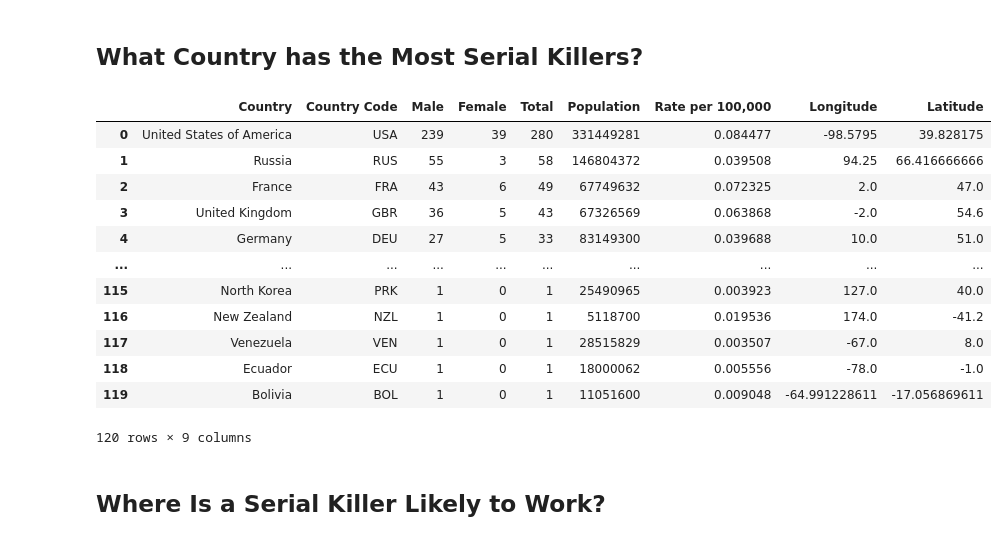
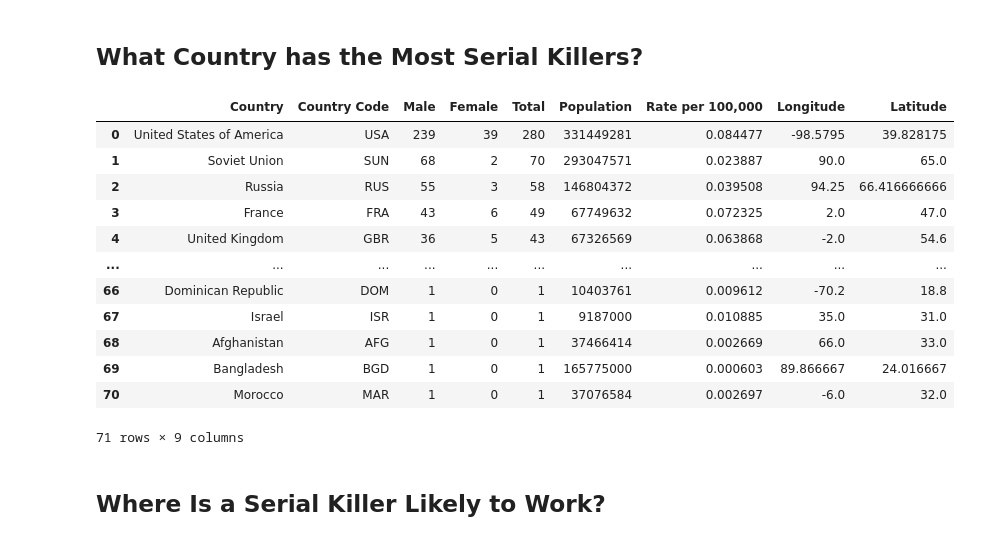
Before and after one commit to Information-Visualization-Project/Murder-History, a Jupyter notebook: Documentation.ipynb, the cells around one changed output. Drawn from its saved outputs; the diff is of its cells as text; code cells hidden in the pictures.

```diff
--- a/Documentation.ipynb
+++ b/Documentation.ipynb
@@ -183,17 +182,17 @@ df
 ---
 # %%
 query = """
-SELECT ?coordinates ?countryLabel ?countryCode (COUNT(?serial_killer) AS ?count)(SUM(IF(?gender = wd:Q6581097, 1, 0)) AS ?male_count) (SUM(IF(?gender = wd:Q6581072, 1, 0)) AS ?female_count) ?population WHERE {
+SELECT DISTINCT ?coordinates ?countryLabel ?countryCode (COUNT(?serial_killer) AS ?count)(SUM(IF(?gender = wd:Q6581097, 1, 0)) AS ?male_count) (SUM(IF(?gender = wd:Q6581072, 1, 0)) AS ?female_count) ?population WHERE {
   ?serial_killer wdt:P106 wd:Q484188 .
   ?serial_killer wdt:P31 wd:Q5 .
   ?serial_killer wdt:P27 ?country .
-  ?country wdt:P31 wd:Q3624078 .
   ?country wdt:P625 ?coordinates .
   ?country wdt:P298 ?countryCode .
   ?country rdfs:label ?countryLabel .
   OPTIONAL { ?serial_killer wdt:P21 ?gender }
   OPTIONAL { ?country wdt:P1082 ?population }
   FILTER (LANG(?countryLabel) = "en")
+  FILTER (?country != wd:Q117)
 }
 GROUP BY ?countryLabel ?countryCode ?coordinates ?population
 ORDER BY DESC(?count)
@@ -205,45 +204,45 @@ def get_dataframe_from_sparql(query):
     sparql_wd.setReturnFormat(JSON)
     results = sparql_wd.query().convert()
 
     data = []
     for result in results["results"]["bindings"]:
         data.append({
        'Coordinates': result['coordinates']['value'],
        'Country': result['countryLabel']['value'],
        'Country Code': result['countryCode']['value'],
        'Male': result['male_count']['value'],
        'Female': result['female_count']['value'],
        'Total': int(result['count']['value']),
        'Population': int(result['population']['value'])
         })
 
     df = pd.DataFrame(data)
     df['Rate per 100,000'] = (df['Total'] / df['Population']) * 100000
     df[['Longitude', 'Latitude']] = df['Coordinates'].str.extract('(\-?\d+\.\d+)\s(\-?\d+\.\d+)')
     df = df.drop(columns=['Coordinates'])
     df.columns = ['Country', 'Country Code', 'Male', 'Female', 'Total', 'Population', 'Rate per 100,000', 'Longitude', 'Latitude']
     return df
 
 df = get_dataframe_from_sparql(query)
 
 # Save the data to a CSV file
-df.to_csv("serial_killers_countries.csv")
+df.to_csv("serial_killer_countries.csv")
 
 df
 # %% [output]
 |  | Country | Country Code | Male | Female | Total | Population | Rate per 100,000 | Longitude | Latitude |
 | 0 | United States of America | USA | 239 | 39 | 280 | 331449281 | 0.084477 | -98.5795 | 39.828175 |
-| 1 | Russia | RUS | 55 | 3 | 58 | 146804372 | 0.039508 | 94.25 | 66.416666666 |
-| 2 | France | FRA | 43 | 6 | 49 | 67749632 | 0.072325 | 2.0 | 47.0 |
-| 3 | United Kingdom | GBR | 36 | 5 | 43 | 67326569 | 0.063868 | -2.0 | 54.6 |
-| 4 | Germany | DEU | 27 | 5 | 33 | 83149300 | 0.039688 | 10.0 | 51.0 |
+| 1 | Soviet Union | SUN | 68 | 2 | 70 | 293047571 | 0.023887 | 90.0 | 65.0 |
+| 2 | Russia | RUS | 55 | 3 | 58 | 146804372 | 0.039508 | 94.25 | 66.416666666 |
+| 3 | France | FRA | 43 | 6 | 49 | 67749632 | 0.072325 | 2.0 | 47.0 |
+| 4 | United Kingdom | GBR | 36 | 5 | 43 | 67326569 | 0.063868 | -2.0 | 54.6 |
 | ... | ... | ... | ... | ... | ... | ... | ... | ... | ... |
-| 115 | North Korea | PRK | 1 | 0 | 1 | 25490965 | 0.003923 | 127.0 | 40.0 |
-| 116 | New Zealand | NZL | 1 | 0 | 1 | 5118700 | 0.019536 | 174.0 | -41.2 |
-| 117 | Venezuela | VEN | 1 | 0 | 1 | 28515829 | 0.003507 | -67.0 | 8.0 |
-| 118 | Ecuador | ECU | 1 | 0 | 1 | 18000062 | 0.005556 | -78.0 | -1.0 |
-| 119 | Bolivia | BOL | 1 | 0 | 1 | 11051600 | 0.009048 | -64.991228611 | -17.056869611 |
+| 66 | Dominican Republic | DOM | 1 | 0 | 1 | 10403761 | 0.009612 | -70.2 | 18.8 |
+| 67 | Israel | ISR | 1 | 0 | 1 | 9187000 | 0.010885 | 35.0 | 31.0 |
+| 68 | Afghanistan | AFG | 1 | 0 | 1 | 37466414 | 0.002669 | 66.0 | 33.0 |
+| 69 | Bangladesh | BGD | 1 | 0 | 1 | 165775000 | 0.000603 | 89.866667 | 24.016667 |
+| 70 | Morocco | MAR | 1 | 0 | 1 | 37076584 | 0.002697 | -6.0 | 32.0 |
-120 rows × 9 columns
+71 rows × 9 columns
 # %% [markdown]
 **Where Is a Serial Killer Likely to Work?**
 ---
```
Also changed, not shown: parts of 5 cells of this notebook.
